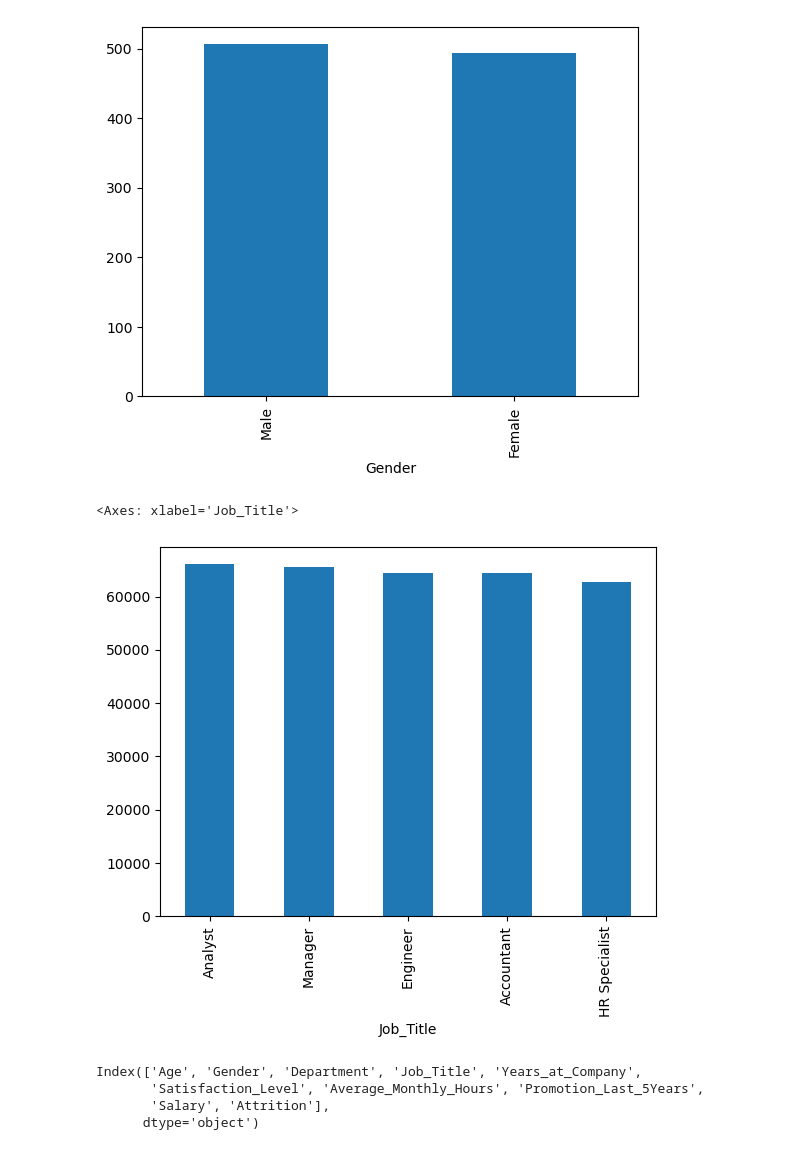
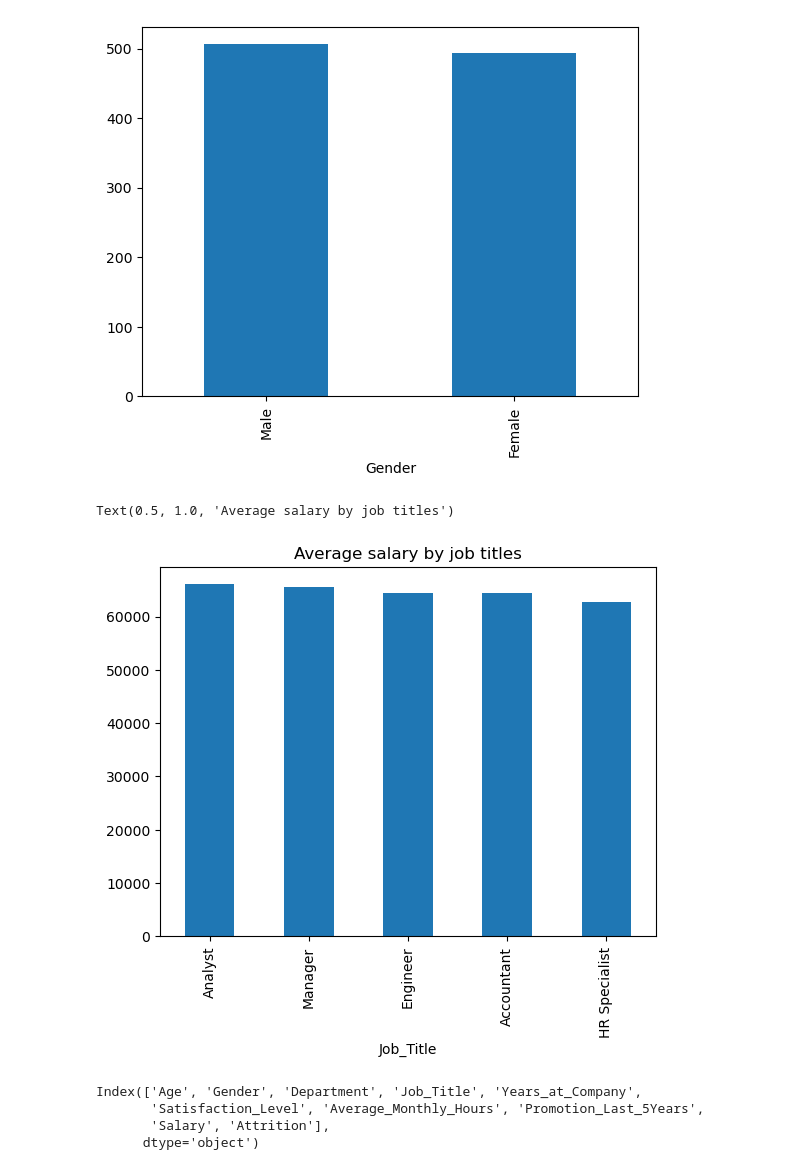
Before and after one commit to dilliram-code/Employee-Salary-predictor, a Jupyter notebook: salary_predictor.ipynb, the cells around one changed output. Drawn from its saved outputs; the diff is of its cells as text; code cells hidden in the pictures.

```diff
--- a/salary_predictor.ipynb
+++ b/salary_predictor.ipynb
@@ -87,9 +87,10 @@ df['Gender'].value_counts().plot(kind='bar')
 [figure]
 # %%
 df.groupby('Job_Title')['Salary'].mean().sort_values(ascending=False).plot(kind='bar')
+plt.title("Average salary by job titles")
 # %% [output]
-<Axes: xlabel='Job_Title'>
+Text(0.5, 1.0, 'Average salary by job titles')
-[figure, old version]
+[figure, new version]
 # %%
 df.columns
 # %% [output]
```
Also changed, not shown: parts of 2 cells of this notebook.
